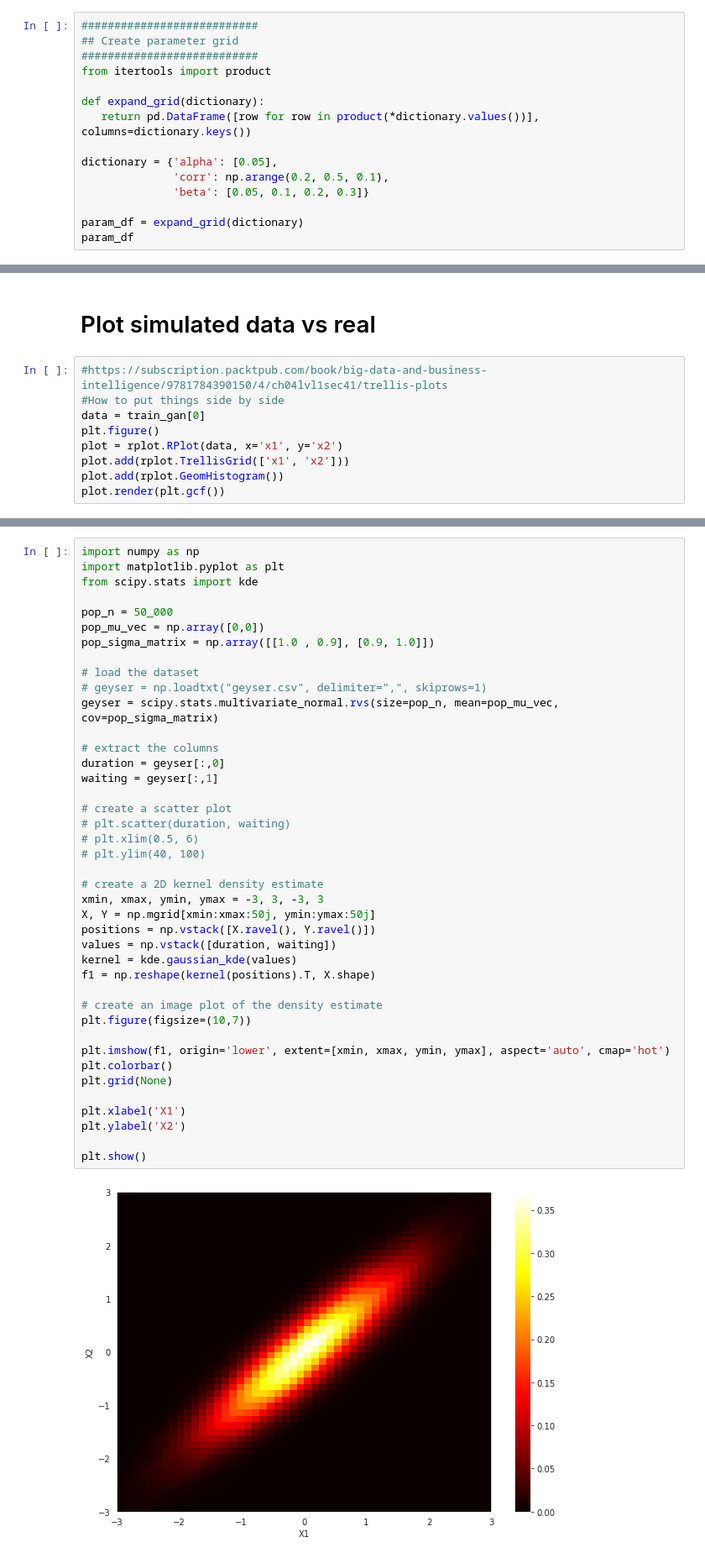
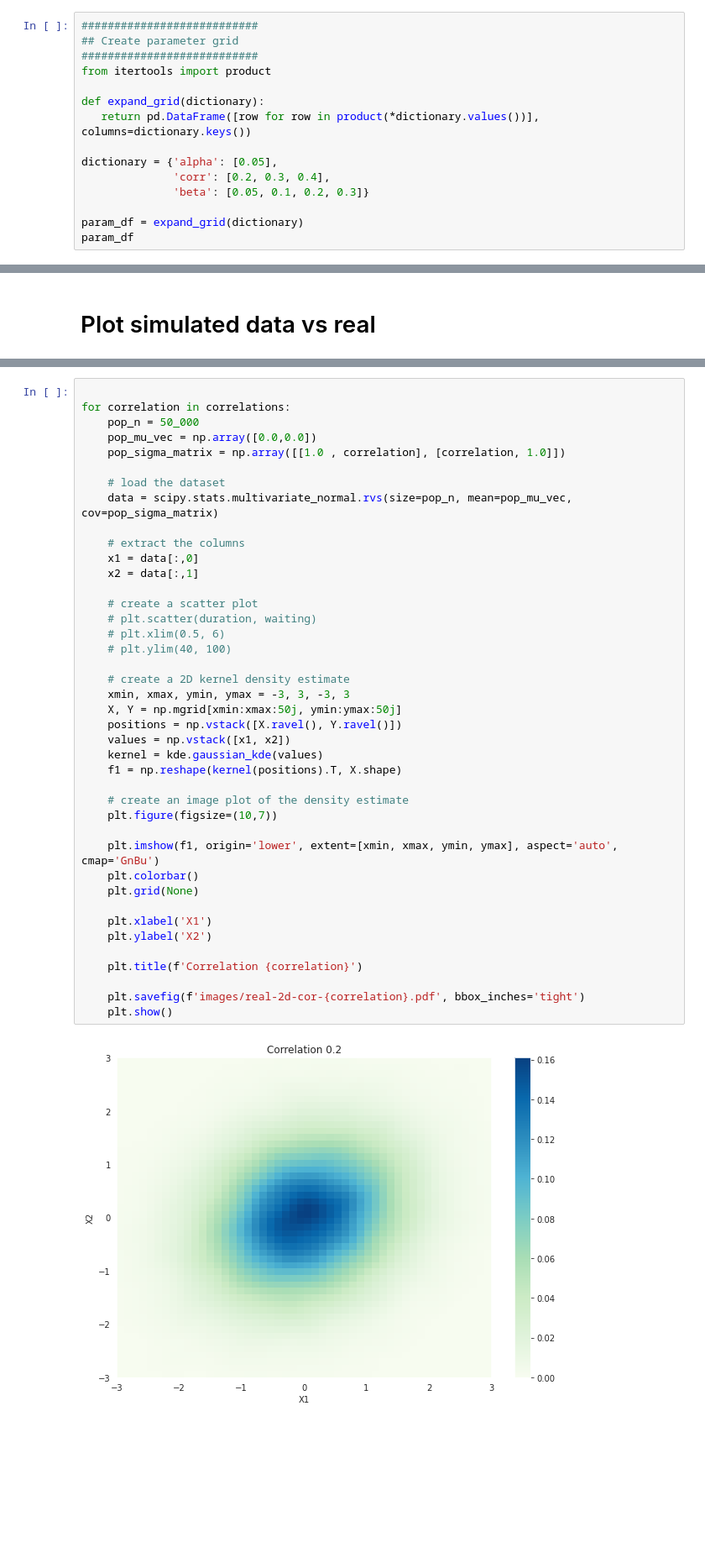
Before and after one commit to bettytan123/Sample-Size-Calculation, a Jupyter notebook: Correlation.ipynb, the cells around one changed output, grey strips where cells are left out. Shown at 84% size. Drawn from its saved outputs; the diff is of its cells as text; blank space fills up the shorter version.

```diff
--- a/Correlation.ipynb
+++ b/Correlation.ipynb
@@ -455,7 +452,7 @@ def expand_grid(dictionary):
    return pd.DataFrame([row for row in product(*dictionary.values())], columns=dictionary.keys())
 
 dictionary = {'alpha': [0.05],
-              'corr': np.arange(0.2, 0.5, 0.1),
+              'corr': [0.2, 0.3, 0.4],
               'beta': [0.05, 0.1, 0.2, 0.3]}
 
 param_df = expand_grid(dictionary)
@@ -837,12 +806,3 @@ sinfo()
 !python --version
 # %% [markdown]
 # Plot simulated data vs real
-# %%
-#https://subscription.packtpub.com/book/big-data-and-business-intelligence/9781784390150/4/ch04lvl1sec41/trellis-plots
-#How to put things side by side
-data = train_gan[0]
-plt.figure()
-plot = rplot.RPlot(data, x='x1', y='x2')
-plot.add(rplot.TrellisGrid(['x1', 'x2']))
-plot.add(rplot.GeomHistogram())
-plot.render(plt.gcf())
@@ -867,43 +848,43 @@ plt.show()
 # %%
-import numpy as np
-import matplotlib.pyplot as plt
-from scipy.stats import kde
 
-pop_n = 50_000
-pop_mu_vec = np.array([0,0])
-pop_sigma_matrix = np.array([[1.0 , 0.9], [0.9, 1.0]])
+for correlation in correlations:
+    pop_n = 50_000
+    pop_mu_vec = np.array([0.0,0.0])
+    pop_sigma_matrix = np.array([[1.0 , correlation], [correlation, 1.0]])
 
-# load the dataset
-# geyser = np.loadtxt("geyser.csv", delimiter=",", skiprows=1)
-geyser = scipy.stats.multivariate_normal.rvs(size=pop_n, mean=pop_mu_vec, cov=pop_sigma_matrix)
+    # load the dataset
+    data = scipy.stats.multivariate_normal.rvs(size=pop_n, mean=pop_mu_vec, cov=pop_sigma_matrix)
 
-# extract the columns
-duration = geyser[:,0]
-waiting = geyser[:,1]
+    # extract the columns
+    x1 = data[:,0]
+    x2 = data[:,1]
 
-# create a scatter plot
-# plt.scatter(duration, waiting)
-# plt.xlim(0.5, 6)
-# plt.ylim(40, 100)
+    # create a scatter plot
+    # plt.scatter(duration, waiting)
+    # plt.xlim(0.5, 6)
+    # plt.ylim(40, 100)
 
-# create a 2D kernel density estimate
-xmin, xmax, ymin, ymax = -3, 3, -3, 3
-X, Y = np.mgrid[xmin:xmax:50j, ymin:ymax:50j]
-positions = np.vstack([X.ravel(), Y.ravel()])
-values = np.vstack([duration, waiting])
-kernel = kde.gaussian_kde(values)
-f1 = np.reshape(kernel(positions).T, X.shape)
+    # create a 2D kernel density estimate
+    xmin, xmax, ymin, ymax = -3, 3, -3, 3
+    X, Y = np.mgrid[xmin:xmax:50j, ymin:ymax:50j]
+    positions = np.vstack([X.ravel(), Y.ravel()])
+    values = np.vstack([x1, x2])
+    kernel = kde.gaussian_kde(values)
+    f1 = np.reshape(kernel(positions).T, X.shape)
 
-# create an image plot of the density estimate
-plt.figure(figsize=(10,7))
+    # create an image plot of the density estimate
+    plt.figure(figsize=(10,7))
 
-plt.imshow(f1, origin='lower', extent=[xmin, xmax, ymin, ymax], aspect='auto', cmap='hot')
-plt.colorbar()
-plt.grid(None)
+    plt.imshow(f1, origin='lower', extent=[xmin, xmax, ymin, ymax], aspect='auto', cmap='GnBu')
+    plt.colorbar()
+    plt.grid(None)
 
-plt.xlabel('X1')
-plt.ylabel('X2')
+    plt.xlabel('X1')
+    plt.ylabel('X2')
 
-plt.show()
+    plt.title(f'Correlation {correlation}')
+
+    plt.savefig(f'images/real-2d-cor-{correlation}.pdf', bbox_inches='tight')
+    plt.show()
 # %% [output]
-[figure, old version]
+[figure, new version]
```
Also changed, not shown: parts of 33 cells of this notebook.
